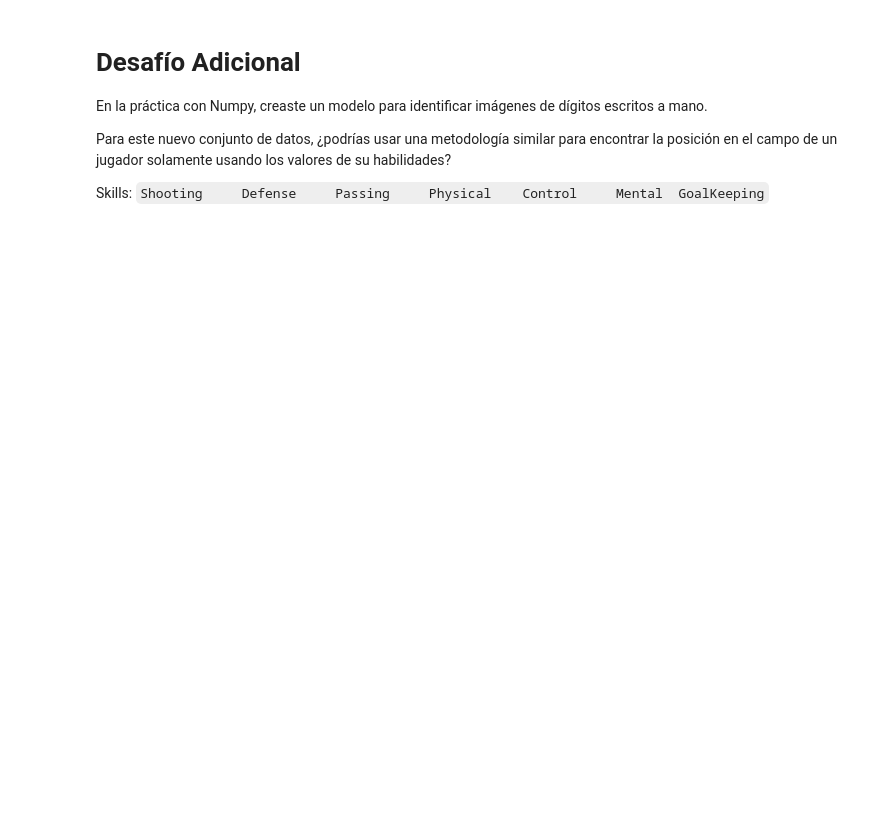
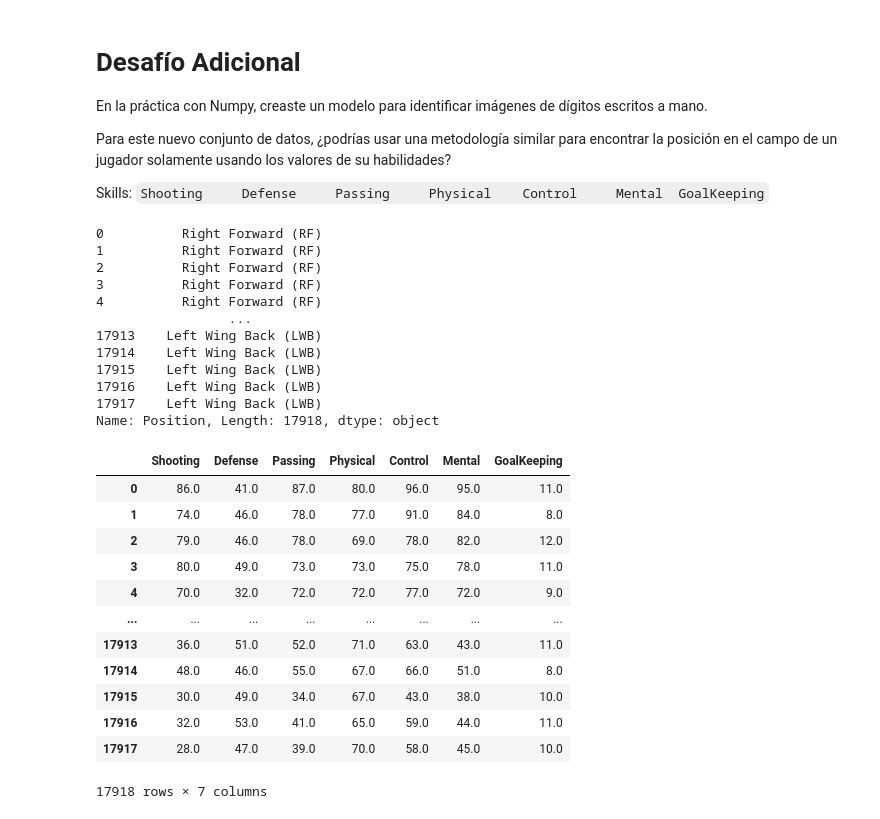
Before and after one commit to SalRmz/DCDP, a Jupyter notebook: 01 Programación en Python/notebooks/exercises/Practica3_Pandas.ipynb, the cells around one changed output. Cells and saved outputs as stored; diff of their text form; code cells hidden in the pictures; blank space fills up the shorter version.

````diff
--- a/01 Programación en Python/notebooks/exercises/Practica3_Pandas.ipynb
+++ b/01 Programación en Python/notebooks/exercises/Practica3_Pandas.ipynb
@@ -618,3 +636,38 @@ En la práctica con Numpy, creaste un modelo para identificar imágenes de dígi
 Para este nuevo conjunto de datos, ¿podrías usar una metodología similar para encontrar la posición en el campo de un jugador solamente usando los valores de su habilidades?
 
 Skills: ```Shooting 	Defense 	Passing 	Physical 	Control 	Mental 	GoalKeeping```
+# %%
+# Slicing:
+
+y=fifa_df['Position']
+#X = fifa_df.iloc[:,14:21]
+# o bien:
+X = fifa_df[['Shooting','Defense','Passing','Physical','Control','Mental','GoalKeeping']]
+print(y)
+X
+# %% [output]
+0          Right Forward (RF)
+1          Right Forward (RF)
+2          Right Forward (RF)
+3          Right Forward (RF)
+4          Right Forward (RF)
+                 ...
+17913    Left Wing Back (LWB)
+17914    Left Wing Back (LWB)
+17915    Left Wing Back (LWB)
+17916    Left Wing Back (LWB)
+17917    Left Wing Back (LWB)
+Name: Position, Length: 17918, dtype: object
+|  | Shooting | Defense | Passing | Physical | Control | Mental | GoalKeeping |
+| 0 | 86.0 | 41.0 | 87.0 | 80.0 | 96.0 | 95.0 | 11.0 |
+| 1 | 74.0 | 46.0 | 78.0 | 77.0 | 91.0 | 84.0 | 8.0 |
+| 2 | 79.0 | 46.0 | 78.0 | 69.0 | 78.0 | 82.0 | 12.0 |
+| 3 | 80.0 | 49.0 | 73.0 | 73.0 | 75.0 | 78.0 | 11.0 |
+| 4 | 70.0 | 32.0 | 72.0 | 72.0 | 77.0 | 72.0 | 9.0 |
+| ... | ... | ... | ... | ... | ... | ... | ... |
+| 17913 | 36.0 | 51.0 | 52.0 | 71.0 | 63.0 | 43.0 | 11.0 |
+| 17914 | 48.0 | 46.0 | 55.0 | 67.0 | 66.0 | 51.0 | 8.0 |
+| 17915 | 30.0 | 49.0 | 34.0 | 67.0 | 43.0 | 38.0 | 10.0 |
+| 17916 | 32.0 | 53.0 | 41.0 | 65.0 | 59.0 | 44.0 | 11.0 |
+| 17917 | 28.0 | 47.0 | 39.0 | 70.0 | 58.0 | 45.0 | 10.0 |
+17918 rows × 7 columns
````
Also changed, not shown: parts of 12 cells of this notebook.
